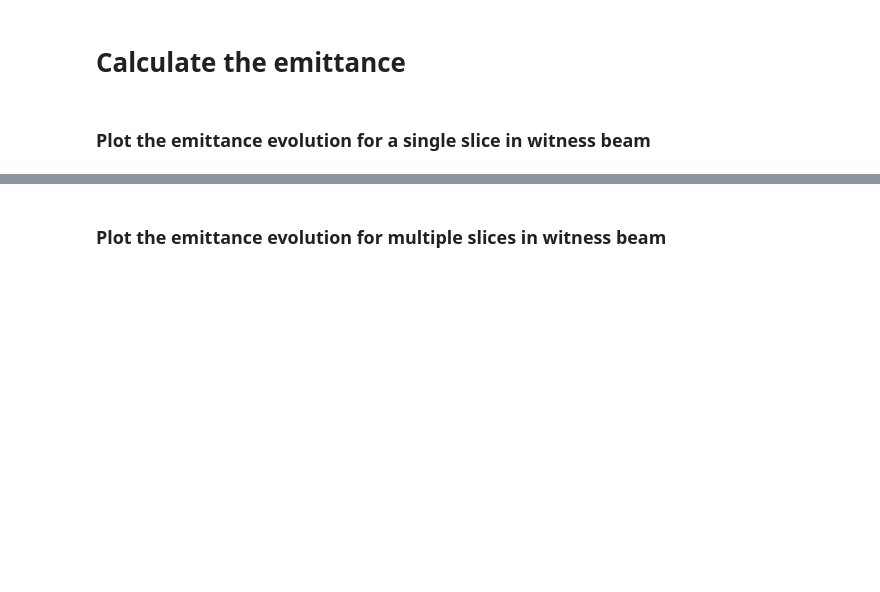
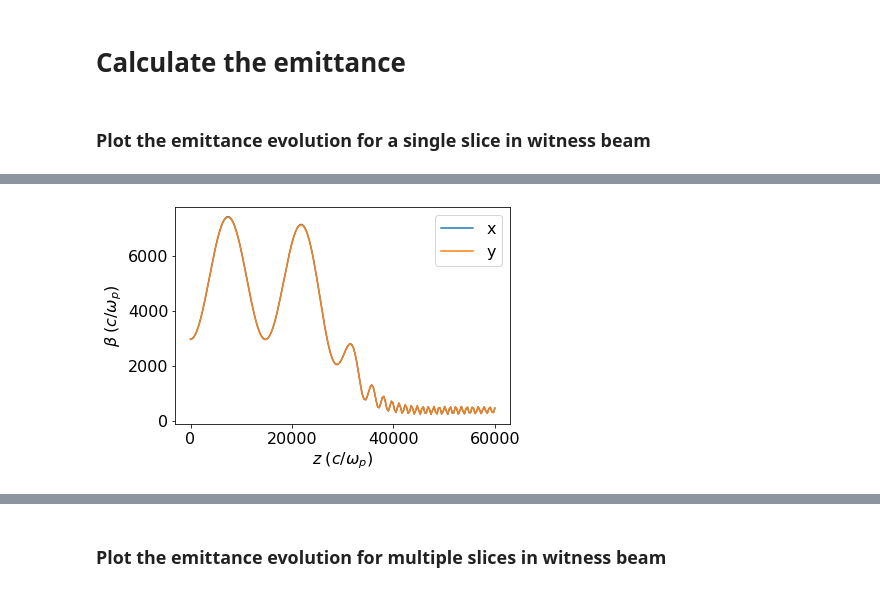
Before and after one commit to uclazyj/JupyterQpic, a Jupyter notebook: QPAD.ipynb, the cells around one changed output, grey strips where cells are left out. Cells and saved outputs as stored; diff of their text form; code cells hidden in the pictures; blank space fills up the shorter version.

```diff
--- a/QPAD.ipynb
+++ b/QPAD.ipynb
@@ -137,0 +139,11 @@ plt.show()
+# %%
+plt.plot(parameters['s'], parameters['beta_x'],label='x')
+plt.plot(parameters['s'], parameters['beta_y'],label='y')
+
+plt.xlabel('$z\;(c/\omega_p)$')
+plt.ylabel(r'$\beta \;(c/\omega_p)$')
+plt.legend(loc='best')
+plt.rcParams.update({'font.size': 16})
+plt.show()
+# %% [output]
+[figure, added]
```
Also changed, not shown: parts of 7 cells of this notebook, 2 other files.
